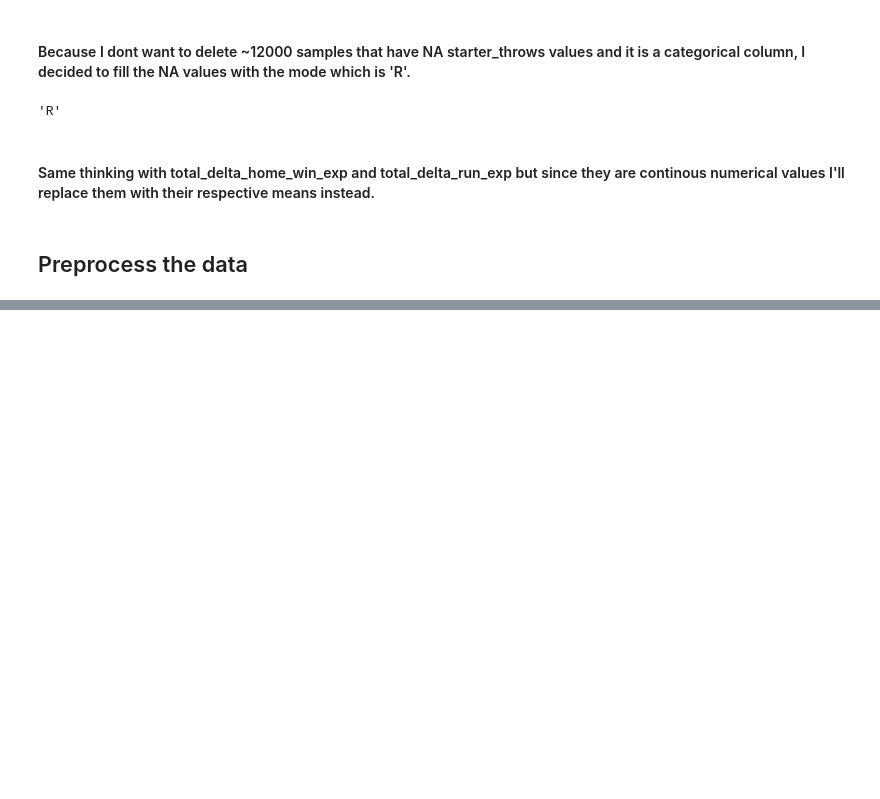
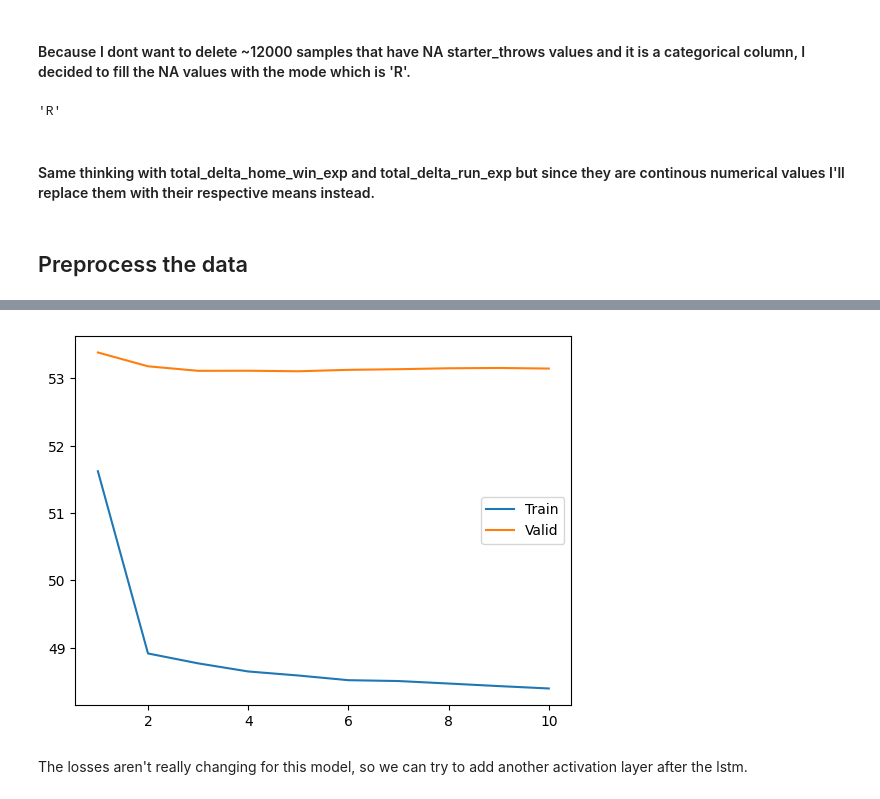
Before and after one commit to declanelias/deli_dudes, a Jupyter notebook: NN_stuff.ipynb, the cells around one changed output, grey strips where cells are left out. Saved outputs shown, nothing was run; the diff lists cells and outputs as text; code cells hidden in the pictures; blank space fills up the shorter version.

```diff
--- a/NN_stuff.ipynb
+++ b/NN_stuff.ipynb
@@ -303,0 +372,9 @@ plot_loss_curves(np.linspace(1, epochs, epochs).astype(int), train_loss, valid_l
+# %%
+# Increase hidden_layer_size to 64
+model = LSTMModel(hidden_layer_size=64, num_layers=2, dropout=0.4)
+optimizer = optim.Adam(model.parameters(), lr=0.0001)
+criterion = nn.MSELoss()
+epochs = 10
+
+train_loss, valid_loss = train_model(epochs, model, optimizer, criterion)
+# %% [output]
@@ -303,0 +391,3 @@ plot_loss_curves(np.linspace(1, epochs, epochs).astype(int), train_loss, valid_l
+[figure, added]
+# %% [markdown]
+The losses aren't really changing for this model, so we can try to add another activation layer after the lstm.
```
Also changed, not shown: parts of 50 cells of this notebook, 5 other files.
